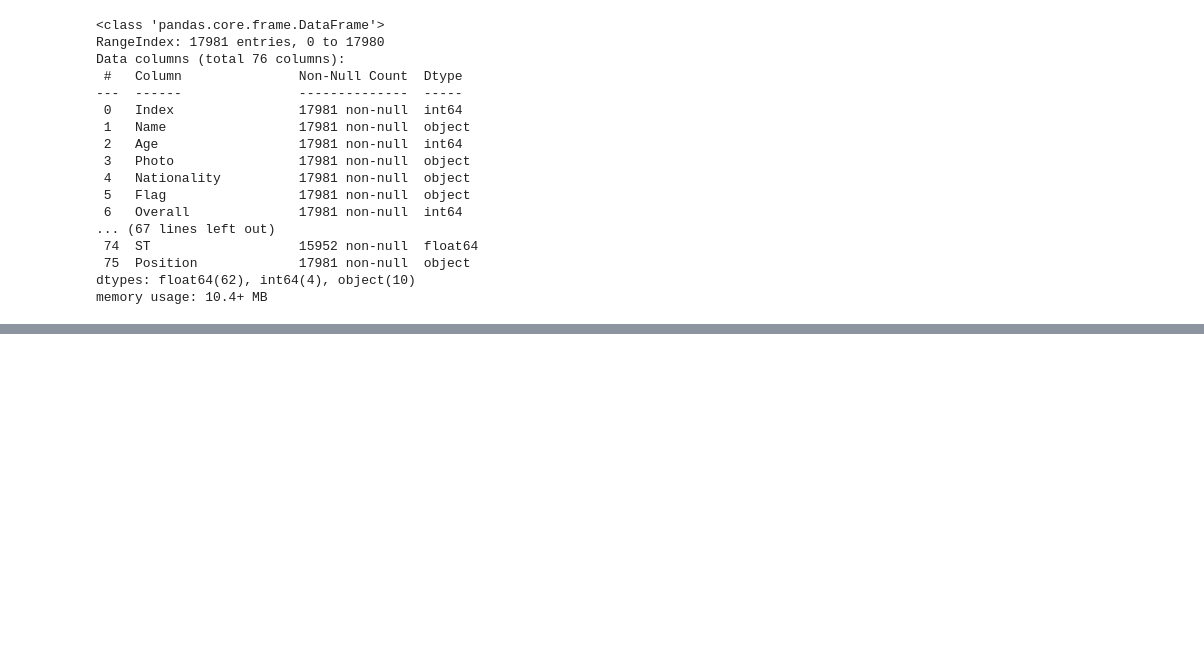
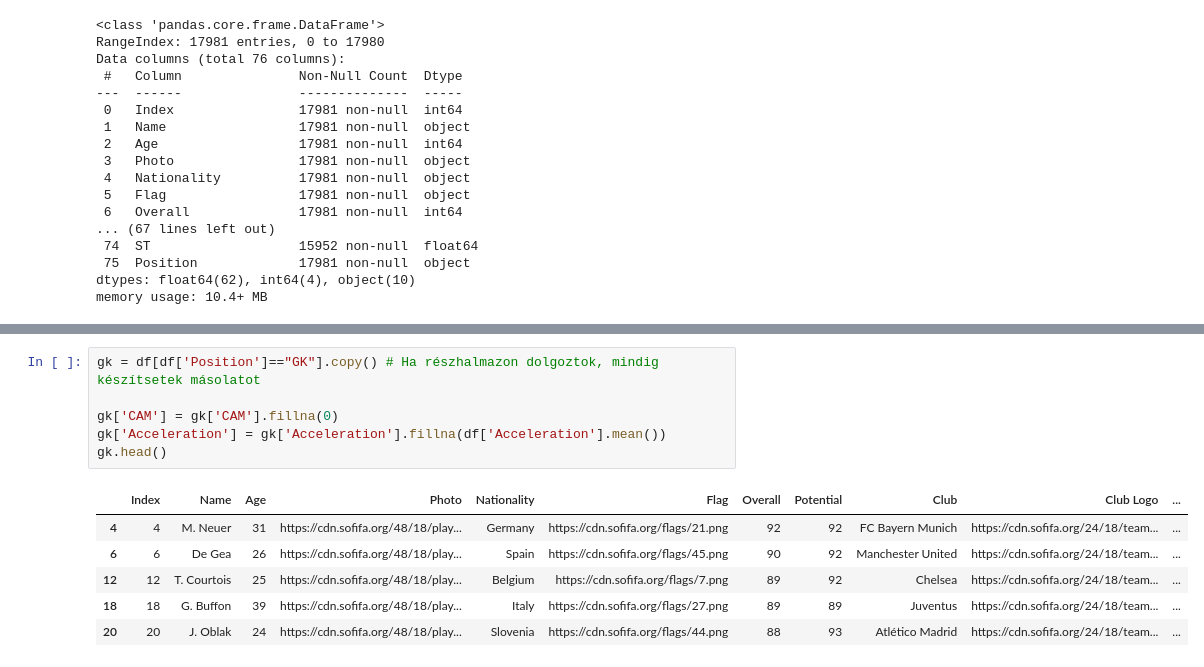
Before and after one commit to lacithelaci/oktatas, a Jupyter notebook: egyetemi_feleves_cuccok/4_szemeszter/big data/orai_fajlok/Elofeldolgozas/01-Clean-Fifa18.ipynb, the cells around one changed output, grey strips where cells are left out. Saved outputs shown, nothing was run; the diff lists cells and outputs as text; blank space fills up the shorter version.

```diff
--- a/egyetemi_feleves_cuccok/4_szemeszter/big data/orai_fajlok/Elofeldolgozas/01-Clean-Fifa18.ipynb
+++ b/egyetemi_feleves_cuccok/4_szemeszter/big data/orai_fajlok/Elofeldolgozas/01-Clean-Fifa18.ipynb
@@ -118,0 +153,13 @@ df.to_csv('fifa18-cleaned.csv',index=None)
+# %%
+gk = df[df['Position']=="GK"].copy() # Ha részhalmazon dolgoztok, mindig készítsetek másolatot
+
+gk['CAM'] = gk['CAM'].fillna(0)
+gk['Acceleration'] = gk['Acceleration'].fillna(df['Acceleration'].mean())
+gk.head()
+# %% [output]
+|  | Index | Name | Age | Photo | Nationality | Flag | Overall | Potential | Club | Club Logo | ... |
+| 4 | 4 | M. Neuer | 31 | https://cdn.sofifa.org/48/18/play... | Germany | https://cdn.sofifa.org/flags/21.png | 92 | 92 | FC Bayern Munich | https://cdn.sofifa.org/24/18/team... | ... |
+| 6 | 6 | De Gea | 26 | https://cdn.sofifa.org/48/18/play... | Spain | https://cdn.sofifa.org/flags/45.png | 90 | 92 | Manchester United | https://cdn.sofifa.org/24/18/team... | ... |
+| 12 | 12 | T. Courtois | 25 | https://cdn.sofifa.org/48/18/play... | Belgium | https://cdn.sofifa.org/flags/7.png | 89 | 92 | Chelsea | https://cdn.sofifa.org/24/18/team... | ... |
+| 18 | 18 | G. Buffon | 39 | https://cdn.sofifa.org/48/18/play... | Italy | https://cdn.sofifa.org/flags/27.png | 89 | 89 | Juventus | https://cdn.sofifa.org/24/18/team... | ... |
+| 20 | 20 | J. Oblak | 24 | https://cdn.sofifa.org/48/18/play... | Slovenia | https://cdn.sofifa.org/flags/44.png | 88 | 93 | Atlético Madrid | https://cdn.sofifa.org/24/18/team... | ... |
```
Also changed, not shown: parts of 7 cells of this notebook, 4 other files.
